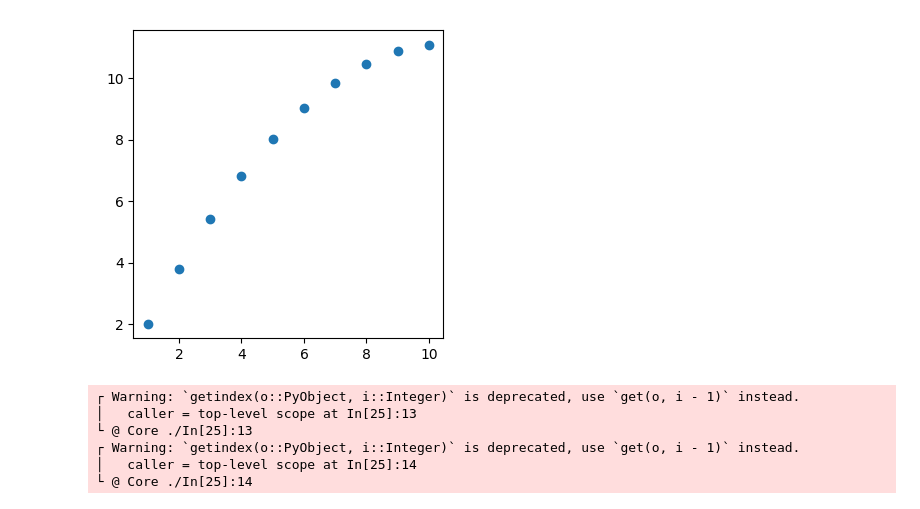
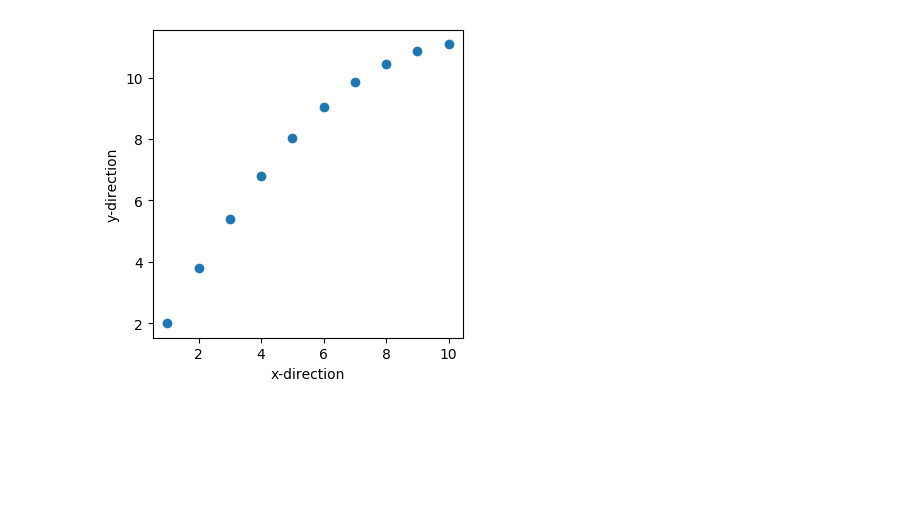
Before and after one commit to yding5/bnp2, a Jupyter notebook: notebooks/pymunk_force_model.ipynb, the cells around one changed output. Drawn from its saved outputs; the diff is of its cells as text; code cells hidden in the pictures; blank space fills up the shorter version.

```diff
--- a/notebooks/pymunk_force_model.ipynb
+++ b/notebooks/pymunk_force_model.ipynb
@@ -24,30 +22,26 @@ create_env (generic function with 1 method)
 # %%
 #Simulate observations
 F = (0.0,-10.0)
 space = create_env(-9.8, 1, 25, [0.0,0.0], [10.0, 20.0])
 positions_x = []
 positions_y = []
 
 #Simulate for N time steps
 time_steps = 10
 positions = Array{Float64,2}(undef, 2, time_steps)
 for i in 1:time_steps
     space.shapes[1].body.apply_force_at_world_point(force=F, point=(0,0))#(body.position[1],body.position[2]))
     space.step(1/10)
-    append!(positions_x, space.shapes[1].body.position[1])
-    append!(positions_y, space.shapes[1].body.position[2])
+    append!(positions_x, get(space.shapes[1].body.position, 0))
+    append!(positions_y, get(space.shapes[1].body.position, 1))
     positions[:,i] .= space.shapes[1].body.position
 end
 plt.figure(figsize=(4,4))
-plt.scatter(positions_x, positions_y);
+plt.scatter(positions_x, positions_y)
+plt.xlabel("x-direction")
+plt.ylabel("y-direction");
 # %% [output]
-[figure, old version]
+[figure, new version]
-┌ Warning: `getindex(o::PyObject, i::Integer)` is deprecated, use `get(o, i - 1)` instead.
-│   caller = top-level scope at In[25]:13
-└ @ Core ./In[25]:13
-┌ Warning: `getindex(o::PyObject, i::Integer)` is deprecated, use `get(o, i - 1)` instead.
-│   caller = top-level scope at In[25]:14
-└ @ Core ./In[25]:14
 # %%
 @model single_force(pos_list) = begin
     F ~ MvNormal(zeros(2), 10 * ones(2))
```
Also changed, not shown: parts of 4 cells of this notebook, 1 other file.
